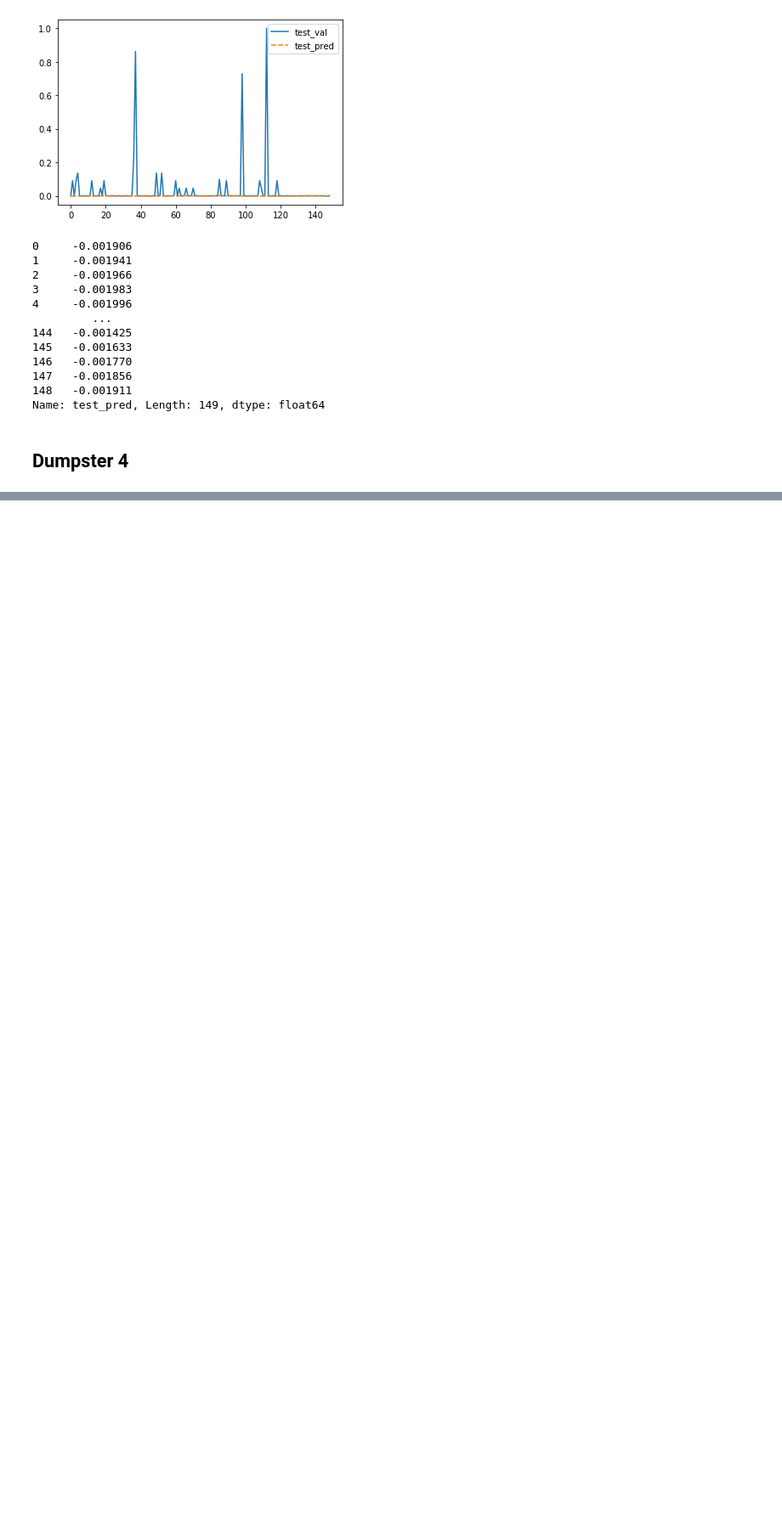
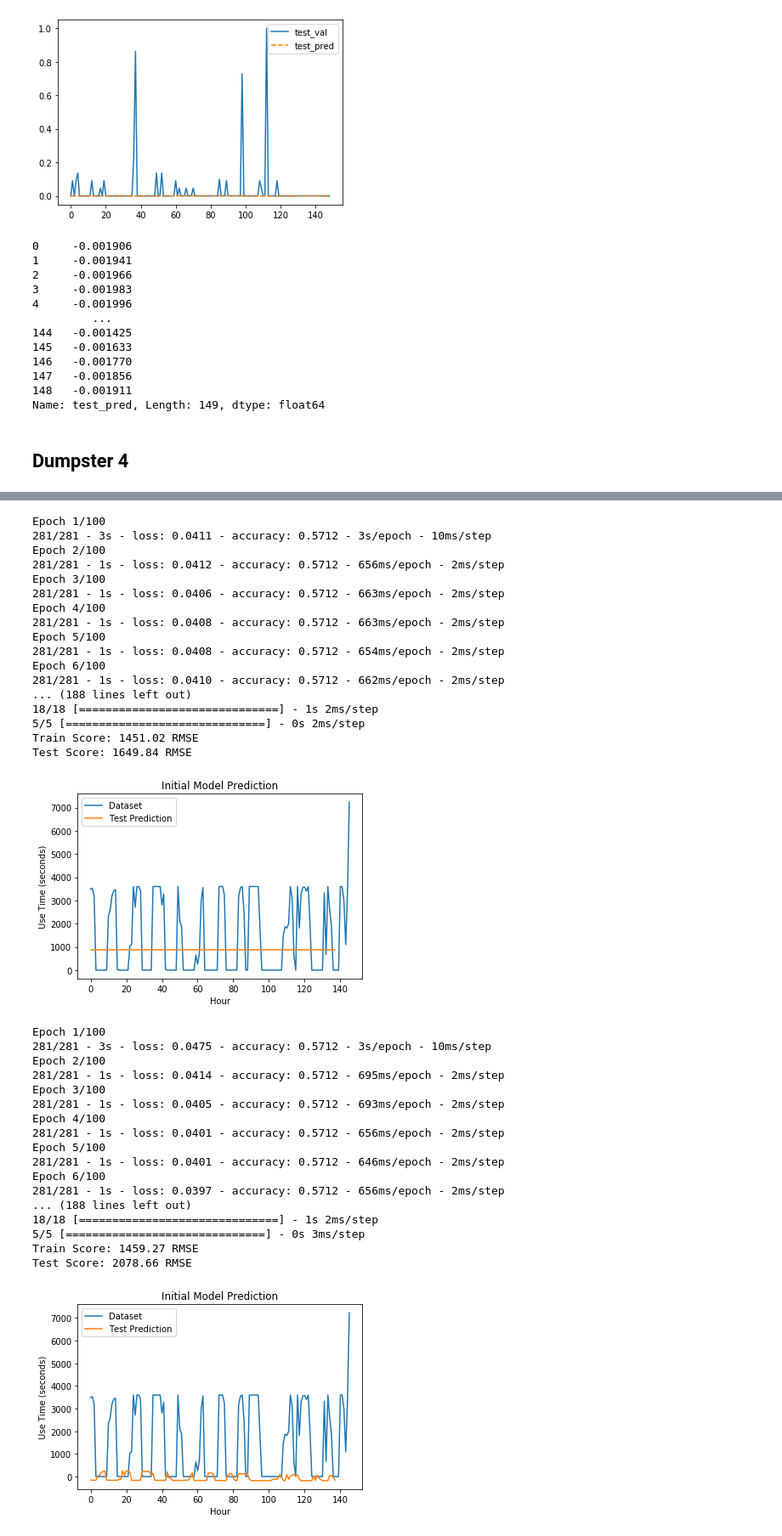
Before and after one commit to miloncl/System-Usage-Analysis, a Jupyter notebook: RNN.ipynb, the cells around one changed output, grey strips where cells are left out. Shown at 85% size. Saved outputs shown, nothing was run; the diff lists cells and outputs as text; code cells hidden in the pictures; blank space fills up the shorter version.

Commit message:
lstm

```diff
--- a/RNN.ipynb
+++ b/RNN.ipynb
@@ -785,0 +1050,12 @@ test_output
+# %%
+# normalize the dataset
+scaler = MinMaxScaler(feature_range=(0, 1))
+chrome['SCALED_USE_TIME'] = scaler.fit_transform(np.array(chrome['USE_TIME']).reshape(-1, 1))
+dataset = np.array(chrome.loc[:, ['SCALED_USE_TIME', 'MEASUREMENT_TIME']])
+# %%
+lookback = 3
+# %%
+train_size = int(len(dataset) * 0.8)
+test_size = len(dataset) - train_size
+train, test = dataset[0:train_size,:], dataset[train_size:len(dataset),:]
+print(len(train), len(test))
@@ -785,0 +1074,9 @@ test_output
+# %%
+# convert an array of values into a dataset matrix
+def create_dataset(dataset, look_back=1):
+    dataX, dataY = [], []
+    for i in range(len(dataset)-look_back-1):
+        a = dataset[i:(i+look_back), :]
+        dataX.append(a)
+        dataY.append(dataset[i + look_back, 0])
+    return np.array(dataX), np.array(dataY)
@@ -785,0 +1194,54 @@ test_output
+# %%
+loss = ['mean_squared_error', 'mean_absolute_error', 'mean_absolute_percentage_error',
+       'mean_squared_logarithmic_error', 'cosine_similarity', 'huber', 'log_cosh']
+optimizer = ['SGD', 'RMSprop', 'Adam', 'Adadelta', 'Adagrad', 'Adamax',
+            'Nadam', 'Ftrl']
+
+models = defaultdict(object)
+testPredictions = defaultdict(object)
+testYs = defaultdict(object)
+
+for i in loss:
+    for j in optimizer:
+        try:
+            models[(i, j)], testPredictions[(i, j)], testYs[(i, j)] = basic_LSTM(lookback = 3, num_inputs = 2, batch_size = 2,
+                                                                                density = 5, loss = i, optimizer = j)
+        except:
+            continue
+# %% [output]
+Epoch 1/100
+281/281 - 3s - loss: 0.0411 - accuracy: 0.5712 - 3s/epoch - 10ms/step
+Epoch 2/100
+281/281 - 1s - loss: 0.0412 - accuracy: 0.5712 - 656ms/epoch - 2ms/step
+Epoch 3/100
+281/281 - 1s - loss: 0.0406 - accuracy: 0.5712 - 663ms/epoch - 2ms/step
+Epoch 4/100
+281/281 - 1s - loss: 0.0408 - accuracy: 0.5712 - 663ms/epoch - 2ms/step
+Epoch 5/100
+281/281 - 1s - loss: 0.0408 - accuracy: 0.5712 - 654ms/epoch - 2ms/step
+Epoch 6/100
+281/281 - 1s - loss: 0.0410 - accuracy: 0.5712 - 662ms/epoch - 2ms/step
+... (188 lines left out)
+18/18 [==============================] - 1s 2ms/step
+5/5 [==============================] - 0s 2ms/step
+Train Score: 1451.02 RMSE
+Test Score: 1649.84 RMSE
+[figure, added]
+Epoch 1/100
+281/281 - 3s - loss: 0.0475 - accuracy: 0.5712 - 3s/epoch - 10ms/step
+Epoch 2/100
+281/281 - 1s - loss: 0.0414 - accuracy: 0.5712 - 695ms/epoch - 2ms/step
+Epoch 3/100
+281/281 - 1s - loss: 0.0405 - accuracy: 0.5712 - 693ms/epoch - 2ms/step
+Epoch 4/100
+281/281 - 1s - loss: 0.0401 - accuracy: 0.5712 - 656ms/epoch - 2ms/step
+Epoch 5/100
+281/281 - 1s - loss: 0.0401 - accuracy: 0.5712 - 646ms/epoch - 2ms/step
+Epoch 6/100
+281/281 - 1s - loss: 0.0397 - accuracy: 0.5712 - 656ms/epoch - 2ms/step
+... (188 lines left out)
+18/18 [==============================] - 1s 2ms/step
+5/5 [==============================] - 0s 3ms/step
+Train Score: 1459.27 RMSE
+Test Score: 2078.66 RMSE
+[figure, added]
```
Also changed, not shown: parts of 60 cells of this notebook.
